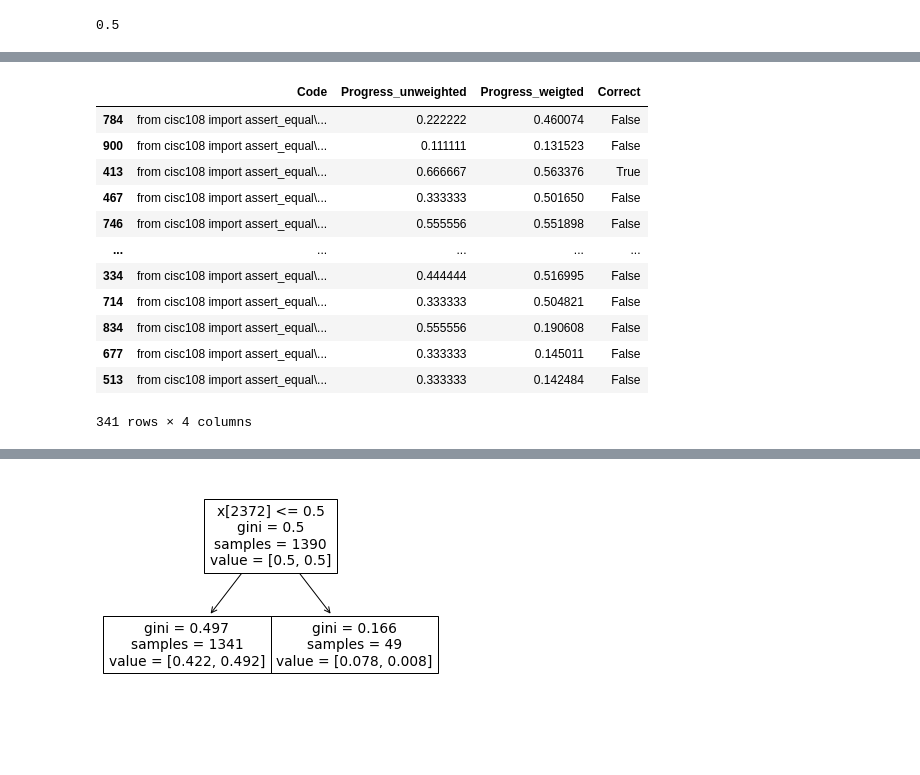
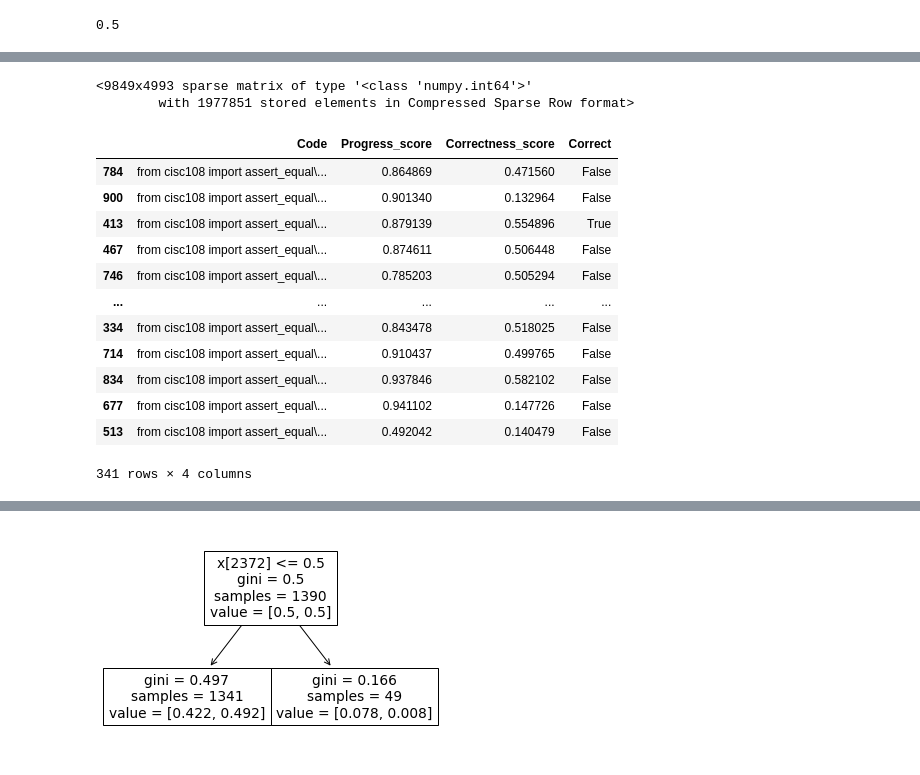
Before and after one commit to thomaswp/SimpleAIF, a Jupyter notebook: MLTest.ipynb, the cells around one changed output, grey strips where cells are left out. Drawn from its saved outputs; the diff is of its cells as text; code cells hidden in the pictures; blank space fills up the shorter version.

Commit message:
Added simple progress metric to match correctness

```diff
--- a/MLTest.ipynb
+++ b/MLTest.ipynb
@@ -39,6 +127,6 @@ np.mean(df.Correct)
 # %%
 from sklearn.feature_extraction.text import TfidfVectorizer, CountVectorizer
-X = df.Contents
+X = df.Code
 y = df.Correct
 
 from sklearn.model_selection import train_test_split
@@ -168,0 +242,18 @@ array([0.22222222, 0.11111111, 0.66666667, 0.33333333, 0.55555556,
+# %%
+from sklearn.metrics.pairwise import cosine_similarity
+
+# X_test[0].toarray()
+
+X_train_array = X_train.toarray()
+perc_feat_present = (X_train_array > 0).mean(axis=0)
+common_feature_indicies = perc_feat_present > 0.5
+common_features = feature_names[common_feature_indicies]
+print(len(common_features))
+common_features
+
+#sns.displot(perc_feat_present, kind="kde")
+
+# print(.shape)
+# sns.histplot(X_train.toarray().mean(axis=0).round())
+
+# np.apply_along_axis(lambda row: cosine_similarity(X_test[0]), 1, X_train)
@@ -168,0 +279,3 @@ array([0.22222222, 0.11111111, 0.66666667, 0.33333333, 0.55555556,
+# %%
+mean_features = X_train_array.mean(axis=0)
+sns.histplot(mean_features[common_feature_indicies])
@@ -168,0 +290,11 @@ array([0.22222222, 0.11111111, 0.66666667, 0.33333333, 0.55555556,
+# %%
+def progress_score_single(features):
+    completion = features[common_feature_indicies] / mean_features[common_feature_indicies]
+    completion = np.clip(completion, 0, 1)
+    return completion.mean()
+
+def progress_score(X):
+    test = X.toarray()
+    return np.apply_along_axis(progress_score_single, 1, test)
+
+progress_score(X_test[0:2])
@@ -169,23 +336,28 @@ array([0.22222222, 0.11111111, 0.66666667, 0.33333333, 0.55555556,
+# %%
+X_edits
+# %% [output]
+<9849x4993 sparse matrix of type '<class 'numpy.int64'>'
+        with 1977851 stored elements in Compressed Sparse Row format>
 # %%
 sample = pd.DataFrame({
-    'Code': X_test_code.str.decode('UTF-8'),
-    'Progress_unweighted': unweighted_prediction(clf, X_test),
-    'Progress_weigted': clf.predict_proba(X_test)[:,1],
+    'Code': X_test_code,
+    'Progress_score': progress_score(X_test),
+    'Correctness_score': clf.predict_proba(X_test)[:,1],
     'Correct': y_test
 })
 sample.to_csv(f'data/out/p{assignmentID}.csv', index=False)
 sample
 # %% [output]
-|  | Code | Progress_unweighted | Progress_weigted | Correct |
-| 784 | from cisc108 import assert_equal\... | 0.222222 | 0.460074 | False |
-| 900 | from cisc108 import assert_equal\... | 0.111111 | 0.131523 | False |
-| 413 | from cisc108 import assert_equal\... | 0.666667 | 0.563376 | True |
-| 467 | from cisc108 import assert_equal\... | 0.333333 | 0.501650 | False |
-| 746 | from cisc108 import assert_equal\... | 0.555556 | 0.551898 | False |
+|  | Code | Progress_score | Correctness_score | Correct |
+| 784 | from cisc108 import assert_equal\... | 0.864869 | 0.471560 | False |
+| 900 | from cisc108 import assert_equal\... | 0.901340 | 0.132964 | False |
+| 413 | from cisc108 import assert_equal\... | 0.879139 | 0.554896 | True |
+| 467 | from cisc108 import assert_equal\... | 0.874611 | 0.506448 | False |
+| 746 | from cisc108 import assert_equal\... | 0.785203 | 0.505294 | False |
 | ... | ... | ... | ... | ... |
-| 334 | from cisc108 import assert_equal\... | 0.444444 | 0.516995 | False |
-| 714 | from cisc108 import assert_equal\... | 0.333333 | 0.504821 | False |
-| 834 | from cisc108 import assert_equal\... | 0.555556 | 0.190608 | False |
-| 677 | from cisc108 import assert_equal\... | 0.333333 | 0.145011 | False |
-| 513 | from cisc108 import assert_equal\... | 0.333333 | 0.142484 | False |
+| 334 | from cisc108 import assert_equal\... | 0.843478 | 0.518025 | False |
+| 714 | from cisc108 import assert_equal\... | 0.910437 | 0.499765 | False |
+| 834 | from cisc108 import assert_equal\... | 0.937846 | 0.582102 | False |
+| 677 | from cisc108 import assert_equal\... | 0.941102 | 0.147726 | False |
+| 513 | from cisc108 import assert_equal\... | 0.492042 | 0.140479 | False |
 341 rows × 4 columns
```
Also changed, not shown: parts of 15 cells of this notebook.
